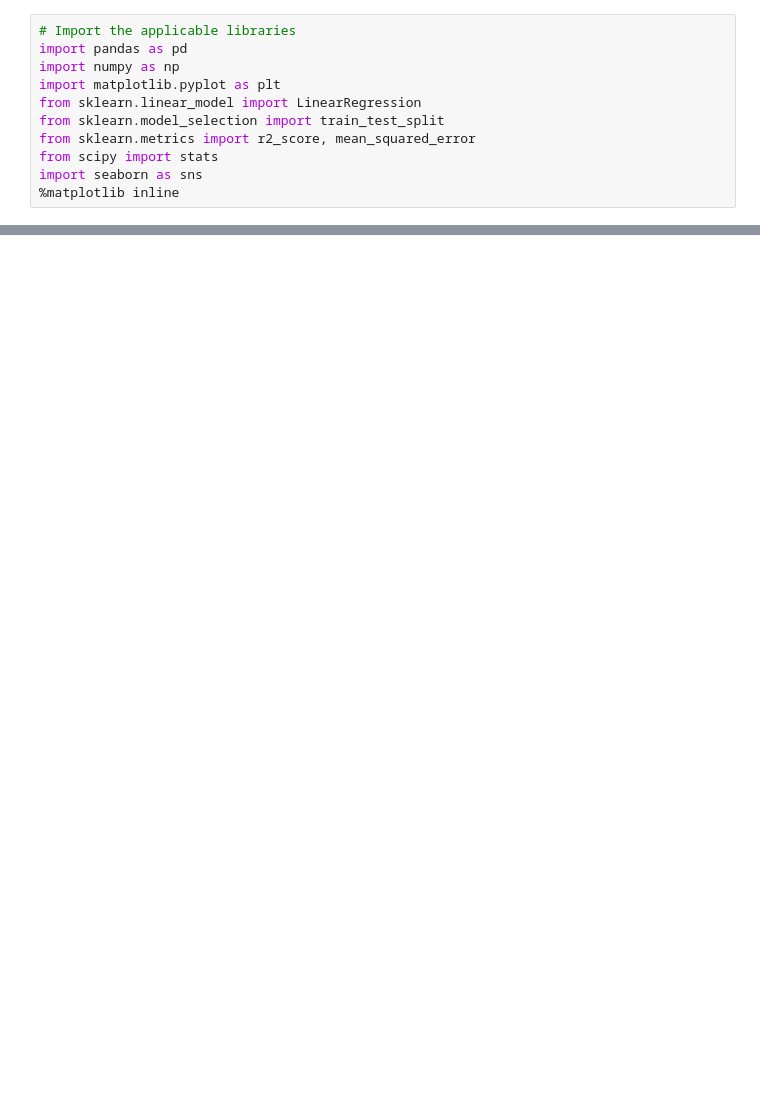
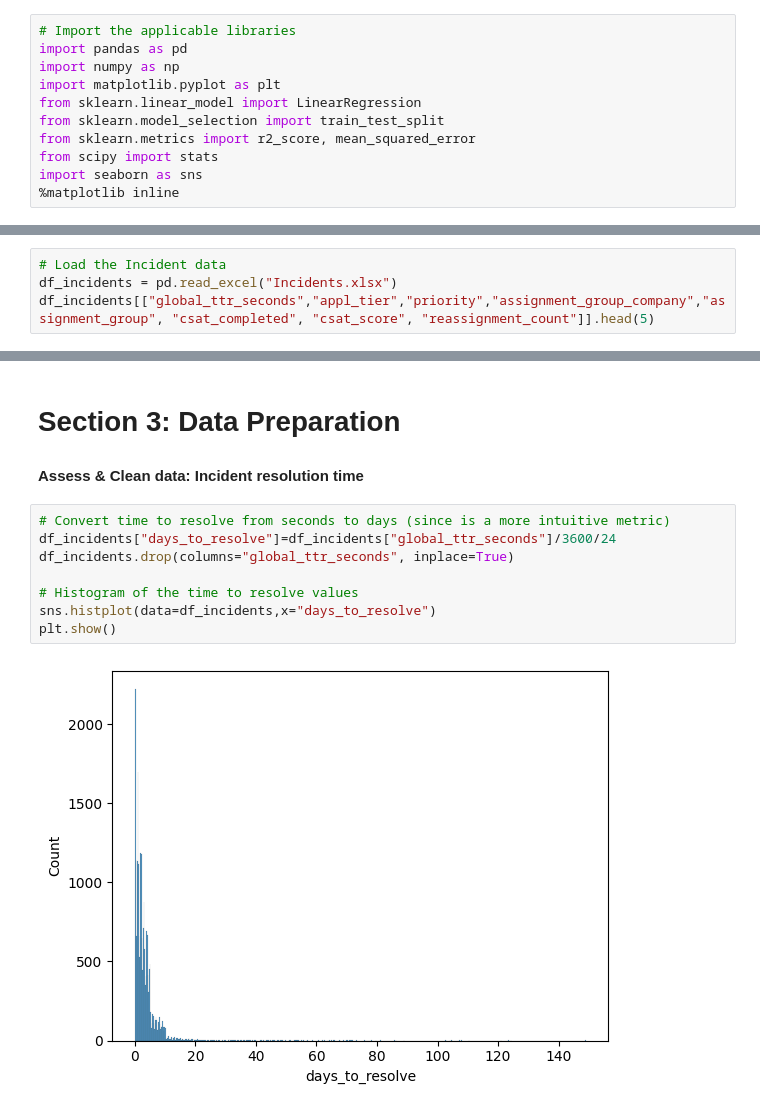
Before and after one commit to BartLeplae/IncidentTicketAnalysis, a Jupyter notebook: IncidentTicketAnalysis.ipynb, the cells around one changed output, grey strips where cells are left out. Cells and saved outputs as stored; diff of their text form; blank space fills up the shorter version.

```diff
--- a/IncidentTicketAnalysis.ipynb
+++ b/IncidentTicketAnalysis.ipynb
@@ -43,0 +33,4 @@ for var in  cat_vars:
+# %%
+# Load the Incident data
+df_incidents = pd.read_excel("Incidents.xlsx")
+df_incidents[["global_ttr_seconds","appl_tier","priority","assignment_group_company","assignment_group", "csat_completed", "csat_score", "reassignment_count"]].head(5)
@@ -43,0 +44,13 @@ for var in  cat_vars:
+# %% [markdown]
+# Section 3: Data Preparation
+#### Assess & Clean data: Incident resolution time
+# %%
+# Convert time to resolve from seconds to days (since is a more intuitive metric)
+df_incidents["days_to_resolve"]=df_incidents["global_ttr_seconds"]/3600/24
+df_incidents.drop(columns="global_ttr_seconds", inplace=True)
+
+# Histogram of the time to resolve values
+sns.histplot(data=df_incidents,x="days_to_resolve")
+plt.show()
+# %% [output]
+[figure, added]
```
Also changed, not shown: parts of 80 cells of this notebook, 14 other files.
